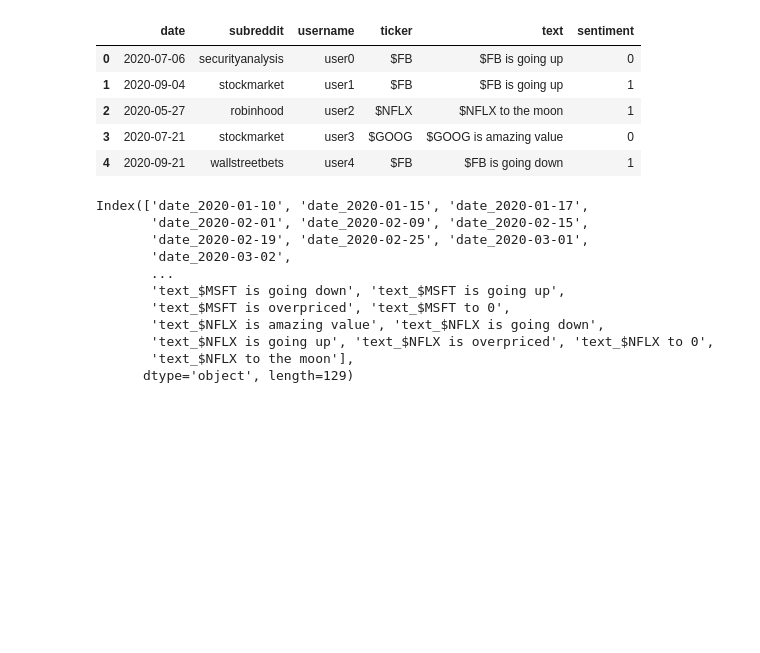
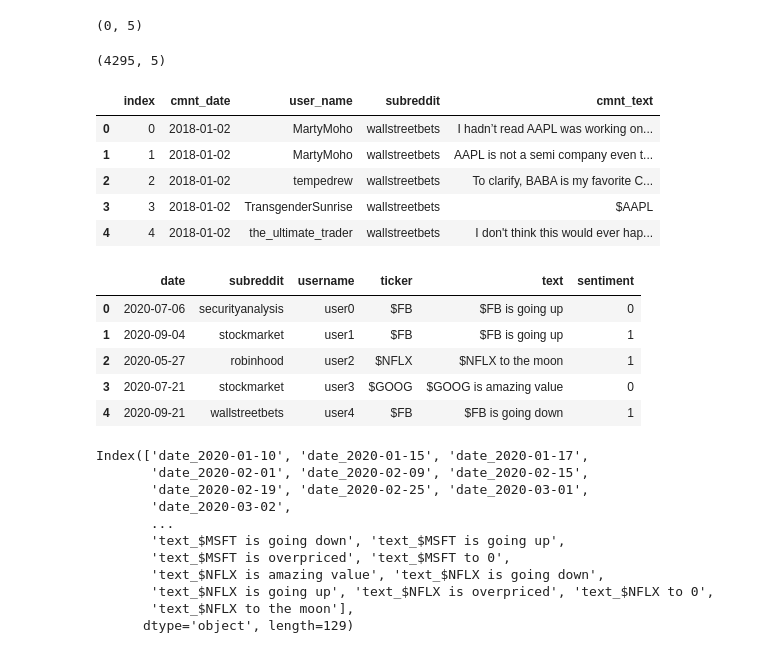
Before and after one commit to Dreski9000/Social_Media_Stock_Sentiment, a Jupyter notebook: social_stocks_ml1.ipynb, the cells around one changed output. Cells and saved outputs as stored; diff of their text form; code cells hidden in the pictures; blank space fills up the shorter version.

Commit message:
Commit6
Importing data from database, preparing for cleaning

```diff
--- a/social_stocks_ml1.ipynb
+++ b/social_stocks_ml1.ipynb
@@ -10,6 +12,28 @@ from collections import Counter
 from sklearn.metrics import balanced_accuracy_score
 from sklearn.metrics import confusion_matrix
 from imblearn.metrics import classification_report_imbalanced
+# %%
+from sqlalchemy import create_engine
+engine = create_engine(f'postgresql://postgres:{password}@stock-sentiment.cx2wqgu4uxsm.us-east-1.rds.amazonaws.com:5432/Stock-data')
+# %%
+wsb_comments_df = pd.read_sql('select * from wsb_comments', con=engine)
+wsb_comments_df.shape
+# %% [output]
+(0, 5)
+# %%
+comments_df = pd.read_sql('select * from comments', con=engine)
+comments_df.shape
+# %% [output]
+(4295, 5)
+# %%
+comments_df.head()
+# %% [output]
+|  | index | cmnt_date | user_name | subreddit | cmnt_text |
+| 0 | 0 | 2018-01-02 | MartyMoho | wallstreetbets | I hadn’t read AAPL was working on... |
+| 1 | 1 | 2018-01-02 | MartyMoho | wallstreetbets | AAPL is not a semi company even t... |
+| 2 | 2 | 2018-01-02 | tempedrew | wallstreetbets | To clarify, BABA is my favorite C... |
+| 3 | 3 | 2018-01-02 | TransgenderSunrise | wallstreetbets | $AAPL |
+| 4 | 4 | 2018-01-02 | the_ultimate_trader | wallstreetbets | I don't think this would ever hap... |
 # %%
 columns = [
     "date", "subreddit", "username", "ticker", "text", "sentiment"
```
Also changed, not shown: parts of 1 cell of this notebook.
